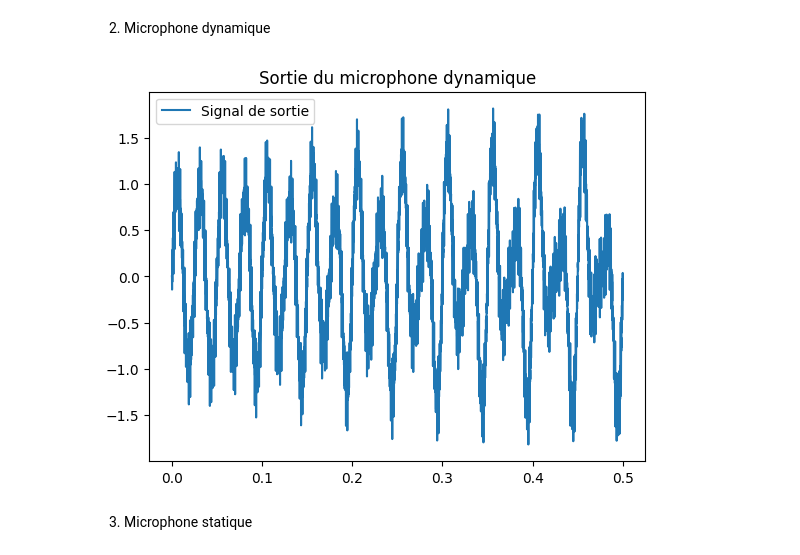
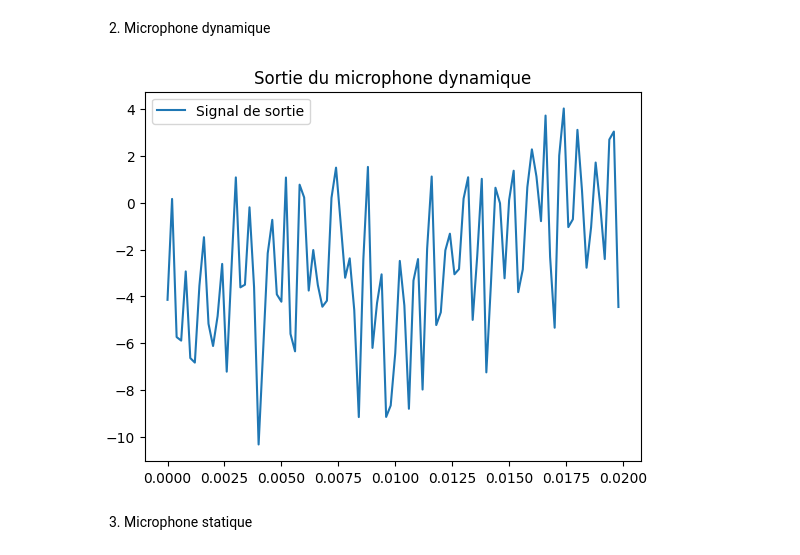
Before and after one commit to robohie/prog_python, a Jupyter notebook: test.ipynb, the cells around one changed output. Saved outputs shown, nothing was run; the diff lists cells and outputs as text; code cells hidden in the pictures.

```diff
--- a/test.ipynb
+++ b/test.ipynb
@@ -7,28 +7,30 @@ import numpy as np
 # %% [markdown]
 4. Bruits
 # %%
-t = np.linspace(0, 0.5, 5000) # temps de simulation
-BRUIT = voice.bruit(t)
+t = np.linspace(0, 1, 5000) # temps de simulation
+BRUIT = voice.bruit(t, 50)
 # %% [markdown]
 2. Microphone dynamique
 # %%
 resistance1 = 100 # résistance du microphone dynamique en ohm
-frequency1 = 20 # fréquence fondamentale pour ce microphone
+frequency1 = 350 # fréquence fondamentale pour ce microphone
 amplitudes = (
         lambda x : np.sin(x),
         lambda x : np.cos(x),
-        lambda x : np.cos(x) * np.sin(x)
+        lambda x : np.cos(x) * np.sin(x),
+        lambda x : np.exp(np.cos(x)),
+        lambda x : np.cosh(x)
     )
 
 micro_dynamique = voice.MicroDynamique(resistance1, frequency1, amplitudes)
 sortie_dynamique = micro_dynamique.get_output(t, BRUIT)
 
-plt.plot(t, sortie_dynamique, label="Signal de sortie")
+plt.plot(t[:100], sortie_dynamique[:100], label="Signal de sortie")
 plt.title("Sortie du microphone dynamique")
 plt.legend()
 plt.show()
 # %% [output]
-[figure, old version]
+[figure, new version]
 # %% [markdown]
 3. Microphone statique
 # %%
```
Also changed, not shown: parts of 4 cells of this notebook, 1 other file.
